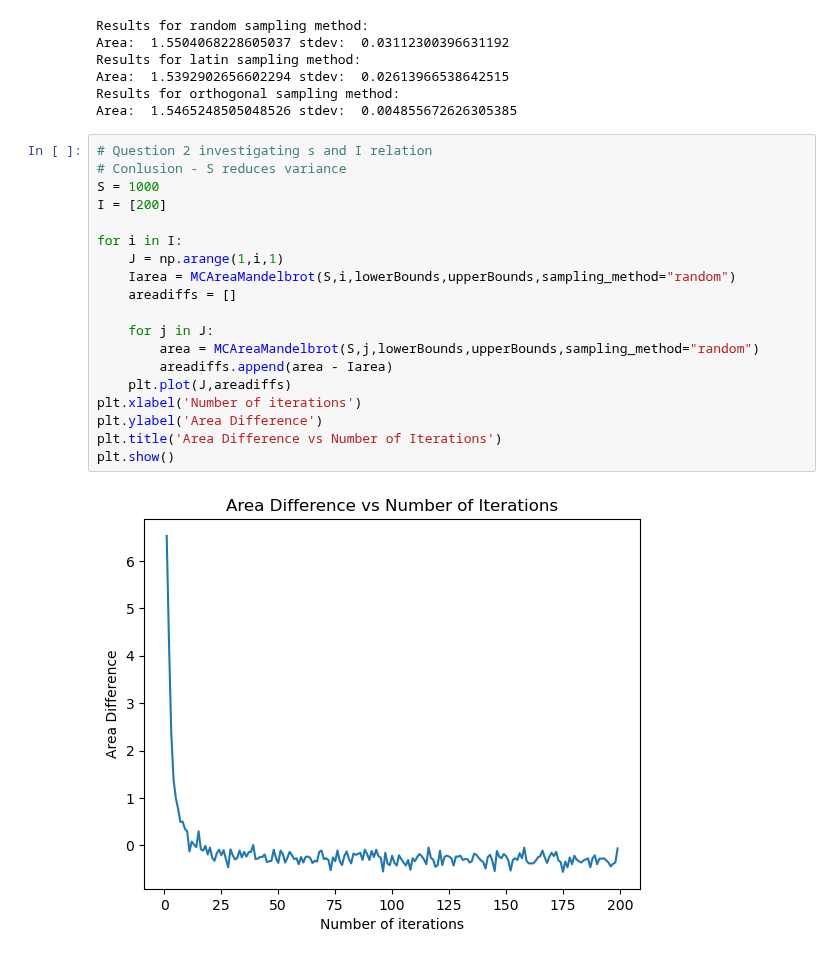
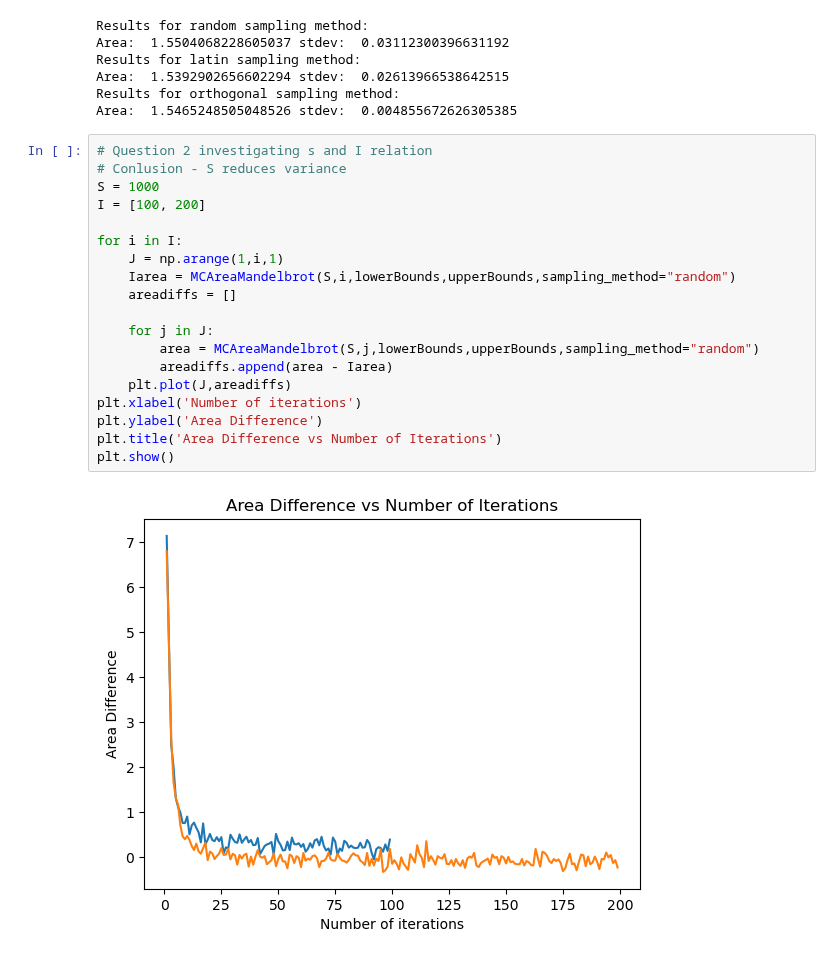
Before and after one commit to matijsv/Stochastic_Simulation_Assignments, a Jupyter notebook: Assignment1/main.ipynb, the cells around one changed output. Saved outputs shown, nothing was run; the diff lists cells and outputs as text.

```diff
--- a/Assignment1/main.ipynb
+++ b/Assignment1/main.ipynb
@@ -157,24 +157,24 @@ Area:  1.5465248505048526 stdev:  0.004855672626305385
 # %%
 # Question 2 investigating s and I relation
 # Conlusion - S reduces variance
 S = 1000
-I = [200]
+I = [100, 200]
 
 for i in I:
     J = np.arange(1,i,1)
     Iarea = MCAreaMandelbrot(S,i,lowerBounds,upperBounds,sampling_method="random")
     areadiffs = []
 
     for j in J:
         area = MCAreaMandelbrot(S,j,lowerBounds,upperBounds,sampling_method="random")
         areadiffs.append(area - Iarea)
     plt.plot(J,areadiffs)
 plt.xlabel('Number of iterations')
 plt.ylabel('Area Difference')
 plt.title('Area Difference vs Number of Iterations')
 plt.show()
 # %% [output]
-[figure, old version]
+[figure, new version]
 # %%
 def convergence_testing(S=100000,iterations=30):
     """Check convergence of MC area estimation of Mandelbrot set by checking area difference
```
Also changed, not shown: parts of 1 cell of this notebook.
